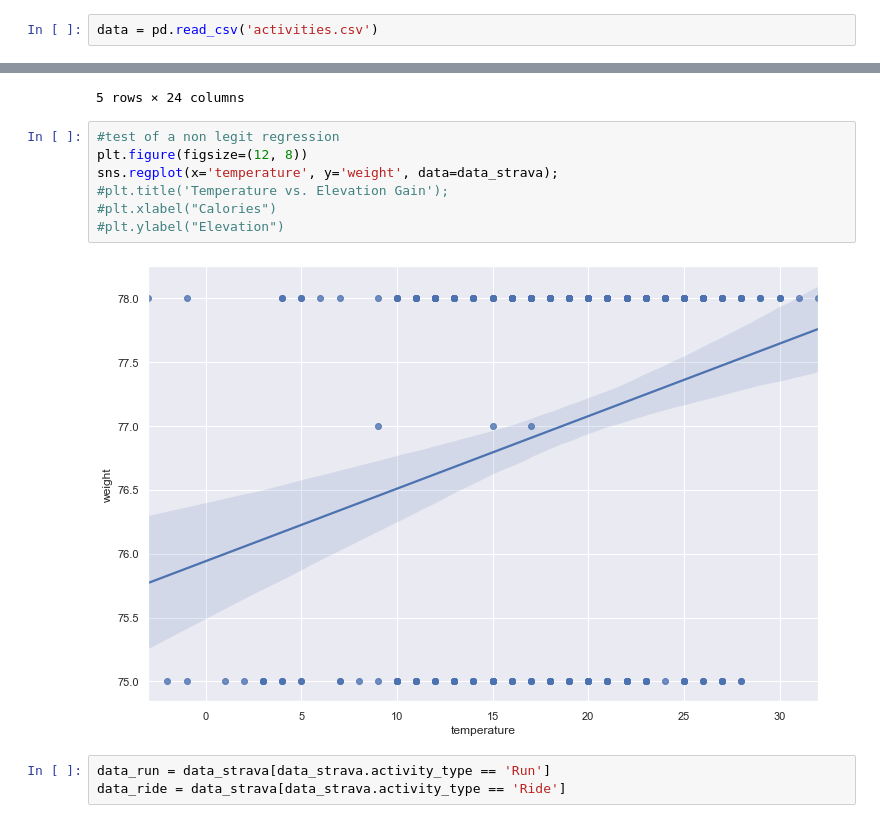
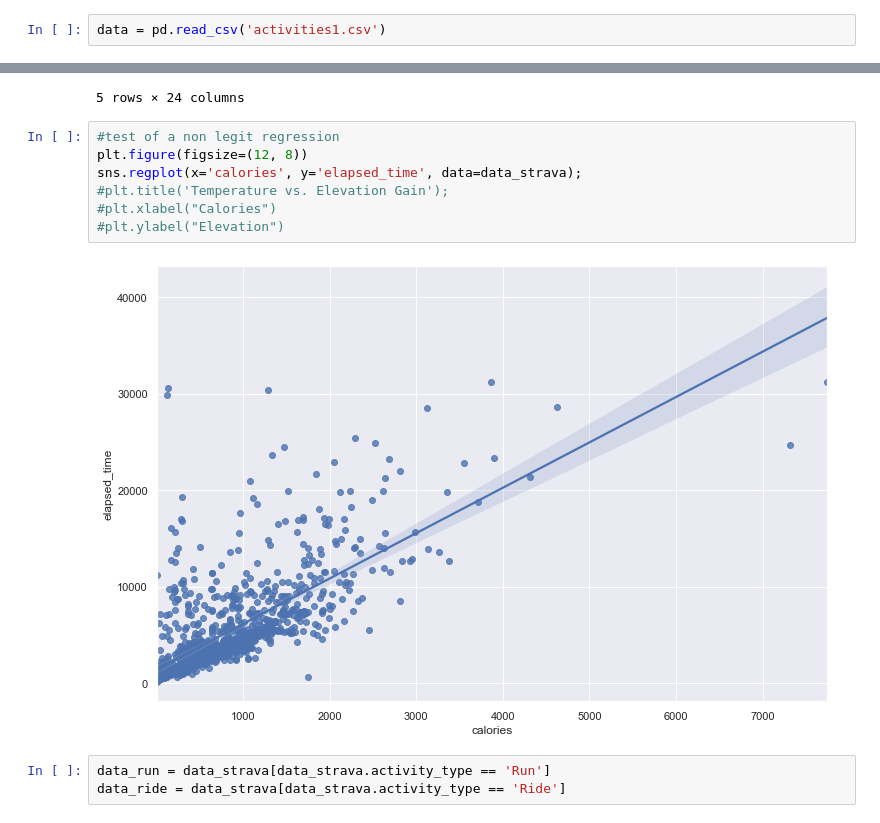
Before and after one commit to LaurentRisser/DS_project_strava_analysis, a Jupyter notebook: DS_project_strava_analysis.ipynb, the cells around one changed output, grey strips where cells are left out. Drawn from its saved outputs; the diff is of its cells as text.

```diff
--- a/DS_project_strava_analysis.ipynb
+++ b/DS_project_strava_analysis.ipynb
@@ -14,7 +14,7 @@ init_notebook_mode(connected=True)
 import plotly as py
 import plotly.graph_objs as go
 # %%
-data = pd.read_csv('activities.csv')
+data = pd.read_csv('activities1.csv')
 # %% [markdown]
 ##############################################################################
 #Data Exploration
@@ -397,12 +391,12 @@ data_strava.head()
 # %%
 #test of a non legit regression
 plt.figure(figsize=(12, 8))
-sns.regplot(x='temperature', y='weight', data=data_strava);
+sns.regplot(x='calories', y='elapsed_time', data=data_strava);
 #plt.title('Temperature vs. Elevation Gain');
 #plt.xlabel("Calories")
 #plt.ylabel("Elevation")
 # %% [output]
-[figure, old version]
+[figure, new version]
 # %%
 data_run = data_strava[data_strava.activity_type == 'Run']
 data_ride = data_strava[data_strava.activity_type == 'Ride']
```
Also changed, not shown: parts of 27 cells of this notebook.
